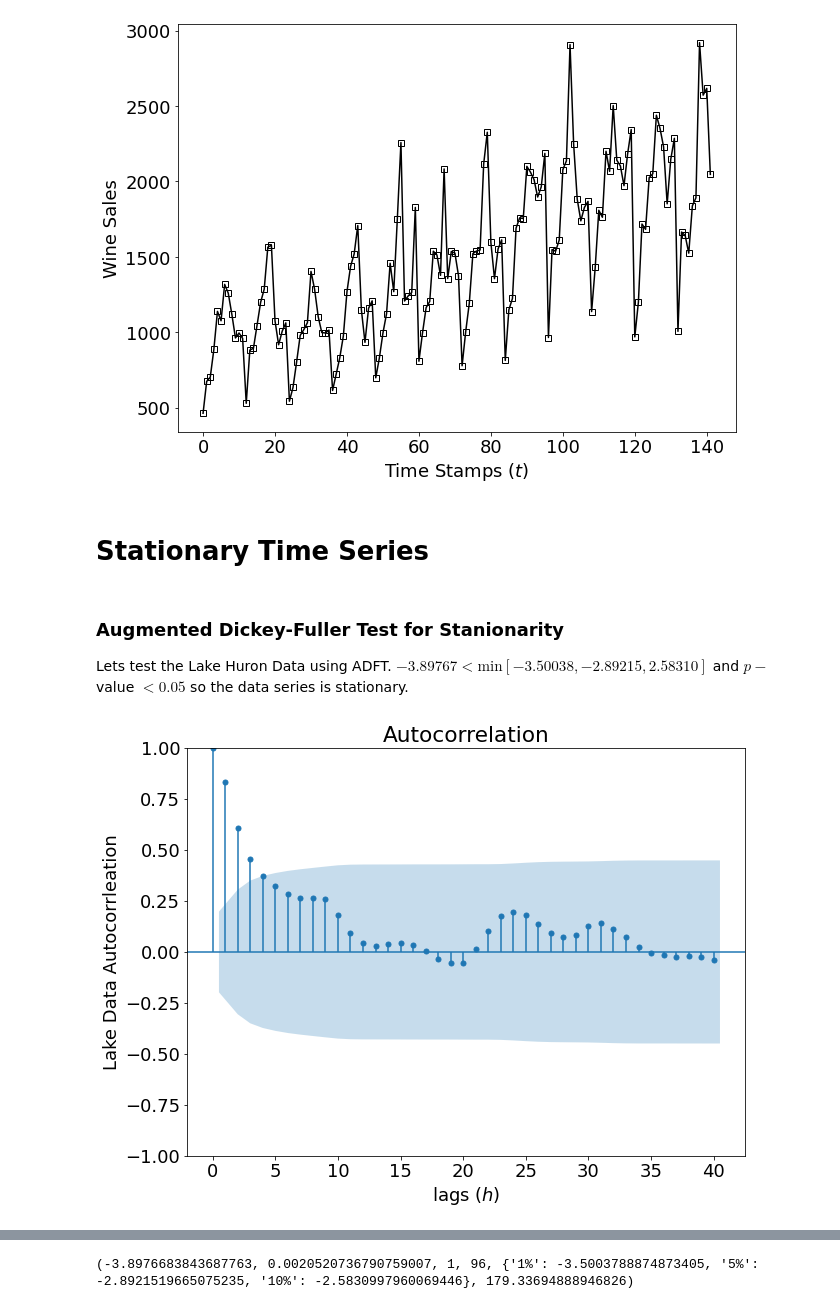
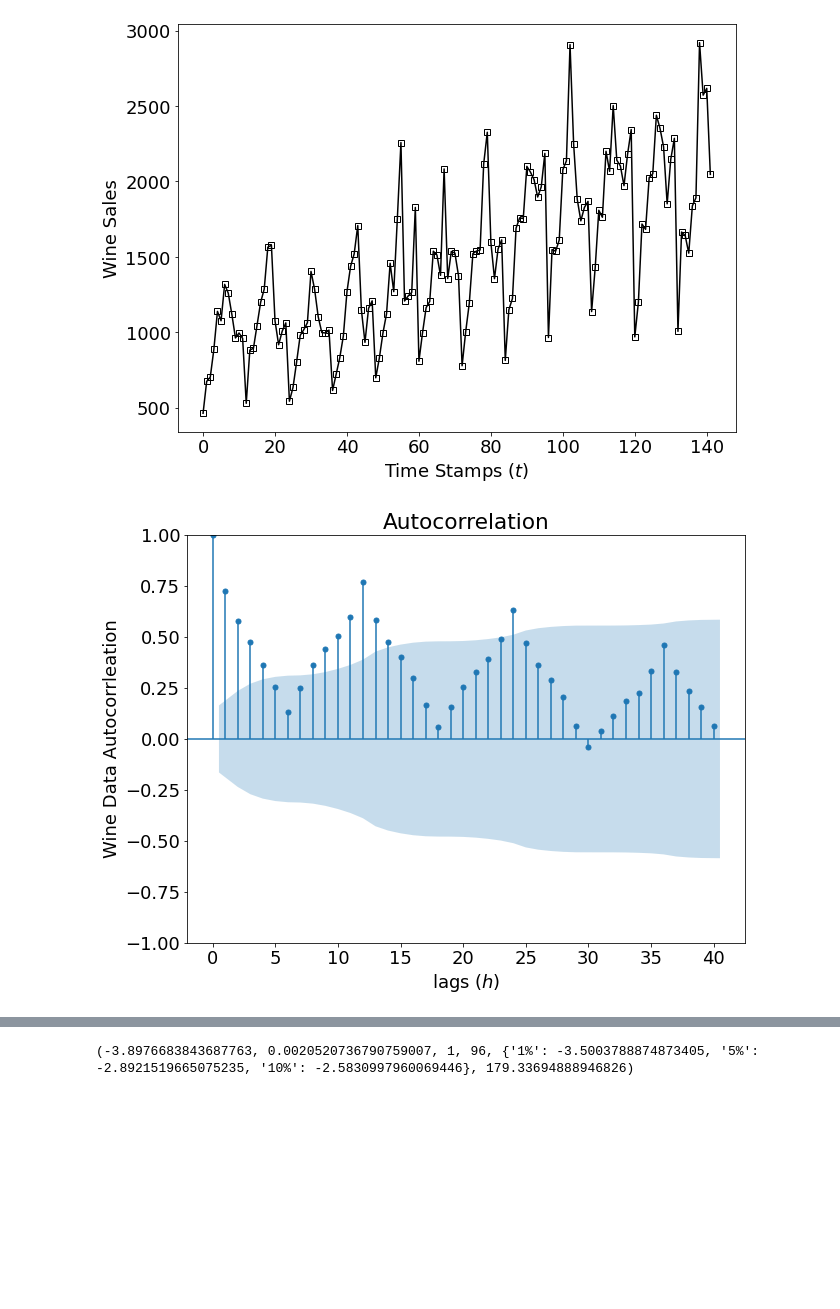
Before and after one commit to YassYe/Deeplearning-Workshops-FYP, a Jupyter notebook: Project2/TimeSeriesProject.ipynb, the cells around one changed output, grey strips where cells are left out. Saved outputs shown, nothing was run; the diff lists cells and outputs as text; code cells hidden in the pictures; blank space fills up the shorter version.

```diff
--- a/Project2/TimeSeriesProject.ipynb
+++ b/Project2/TimeSeriesProject.ipynb
@@ -63,19 +131,12 @@ plt.savefig(figurepath+"/winedata.pdf", format="pdf", bbox_inches="tight")
 plt.show()
 # %% [output]
 [figure]
-# %% [markdown]
-# Stationary Time Series
-# %% [markdown]
-### Augmented Dickey-Fuller Test for Stanionarity
-Lets test the Lake Huron Data using ADFT. $-3.89767 < \text{min}[-3.50038, -2.89215, 2.58310]$  and $p-$ value $< 0.05$ so the data series is stationary.
 # %%
-#plotting data as numpy arrays
-plot_acf(data, lags =40)
+plot_acf(datawine, lags =40)
 plt.xlabel("lags $(h)$")
-plt.ylabel("Lake Data Autocorrleation")
+plt.ylabel("Wine Data Autocorrleation")
 
 #save figure
-plt.savefig(figurepath+"/lakedataautocorr.pdf", format="pdf", bbox_inches="tight")
 plt.show()
 # %% [output]
-[figure, old version]
+[figure, new version]
```
Also changed, not shown: parts of 28 cells of this notebook, 15 other files.
